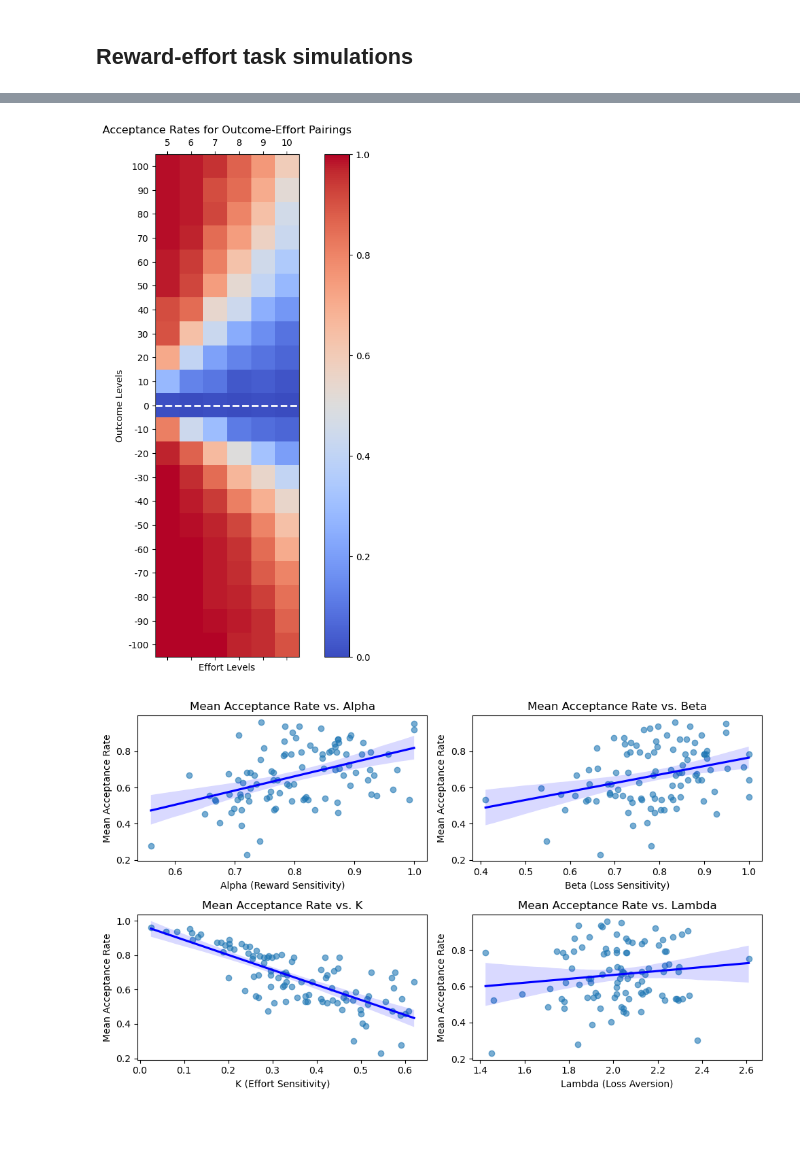
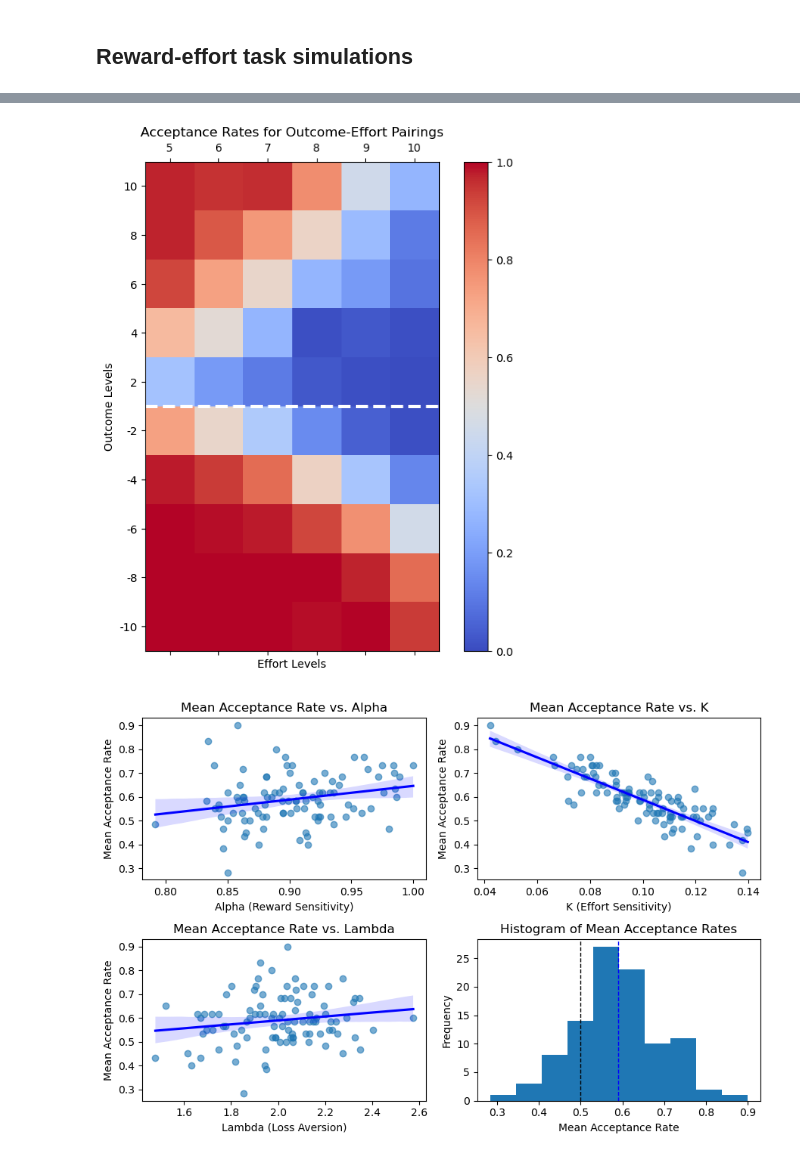
Before and after one commit to MajaFriedemann/reward-effort-task, a Jupyter notebook: simulate-task.ipynb, the cells around one changed output, grey strips where cells are left out. Drawn from its saved outputs; the diff is of its cells as text; code cells hidden in the pictures; blank space fills up the shorter version.

```diff
--- a/simulate-task.ipynb
+++ b/simulate-task.ipynb
@@ -34,3 +7,13 @@ effort_levels = np.linspace(5, 10, 6)      # 6 effort levels from 5 to 10
+# %%
+# Trial numbers (40 mins, 6s per trial, 400 total trials)
+num_trials = 400
+num_blocks = 8 # 2 action type x 2 global effort state x 2 attentional focus
+num_trials_per_block = num_blocks / num_blocks
+
+# Reward and effort levels
+outcome_levels_n = np.linspace(-10, 10, 11)
+outcome_levels = outcome_levels_n[outcome_levels_n != 0] # remove 0
+effort_levels = np.linspace(5, 10, 6)
 # %%
 # Simulate participants with different sensitivities - get realistic values from the literature
 num_participants = 100
@@ -73,0 +89,17 @@ def logistic_choice_prob(net_value, decision_beta):
+# %%
+# Logistic function to get choice probabilities
+decision_beta = 0.9
+def logistic_choice_prob(net_value, decision_beta):
+    return 1 / (1 + np.exp(-decision_beta * net_value))
+
+
+# Plot the Logistic function for different betas
+plot_betas = np.linspace(0.8, 1.2, 5)
+plt.figure(figsize=(6, 4))
+for b in plot_betas:
+    plt.plot(outcome_levels_n, logistic_choice_prob(outcome_levels_n, b), label=f'decision_beta={b:.1f}')
+plt.xlabel('Net_value')
+plt.ylabel('Accept probability')
+plt.legend()
+plt.grid(True)
+plt.show()
@@ -79,8 +113,8 @@ responses = []
 for outcome in outcome_levels:
     for effort in effort_levels:
         # Calculate net values for all participants
-        net_values = np.array([calculate_net_value(outcome, effort, alpha, beta, k, lambda_)
-                               for alpha, beta, k, lambda_ in zip(alpha_values, beta_values, k_values, lambda_values)])
+        net_values = np.array([calculate_net_value(outcome, effort, alpha, k, lambda_)
+                               for alpha, k, lambda_ in zip(alpha_values, k_values, lambda_values)])
 
         # Apply logistic function to calculate acceptance probabilities
         probabilities = logistic_choice_prob(net_values, decision_beta)
@@ -97,65 +131,71 @@ responses = np.array(responses)
 # %%
 # Visualizing the acceptance rates for each reward-effort pairing across all participants
 # Matrix looks asymmetric because of loss aversion
 acceptance_rates = responses.mean(axis=1)
 
 # Reshape acceptance rates for plotting
 # acceptance_rates is a 1D array representing the mean acceptance rates across all participants for each reward-effort pairing
 # reshaped acceptance_matrix is a 2D array where rows represent different outcome levels and columns represent different effort levels
 acceptance_matrix = acceptance_rates.reshape(len(outcome_levels), len(effort_levels))
 
-fig, ax = plt.subplots(figsize=(10, 10))
+fig, ax = plt.subplots(figsize=(8, 8))
 cax = ax.matshow(acceptance_matrix, interpolation='nearest', cmap='coolwarm')
 fig.colorbar(cax)
 
 ax.set_xticks(np.arange(len(effort_levels)))
 ax.set_yticks(np.arange(len(outcome_levels)))
 ax.set_xticklabels(effort_levels.astype(int))
 ax.set_yticklabels(outcome_levels.astype(int))
 ax.invert_yaxis()
 
-# Adding the horizontal line at the index where outcome = 0
-zero_outcome_index = np.where(outcome_levels == 0)[0][0]
-ax.axhline(y=zero_outcome_index, color='white', linestyle='--', linewidth=2)
+# Add dotted horizontal lines at the positions for outcome = 2 and outcome = -2
+lowest_reward_index = np.where(outcome_levels == 2)[0][0]
+ax.axhline(lowest_reward_index - 0.5, color='white', linestyle='--', linewidth=3)
+
 
 plt.xlabel('Effort Levels')
 plt.ylabel('Outcome Levels')
 plt.title('Acceptance Rates for Outcome-Effort Pairings')
 plt.show()
 # %% [output]
-[figure, old version]
+[figure, new version]
 # %%
-# Visualise how acceptance rates depend on participants' parameters
-# Taking mean acceptance rate for each participant
-
+# Calculate mean acceptance rates
 mean_acceptance_rates = responses.mean(axis=0)
 
-fig, axs = plt.subplots(2, 2, figsize=(10, 6))
+# Create subplots
+fig, axs = plt.subplots(2, 2, figsize=(9, 6))
 
+# Plot for Alpha vs. Mean Acceptance Rate
 sns.regplot(x=alpha_values, y=mean_acceptance_rates, ax=axs[0, 0], scatter_kws={'alpha':0.6}, line_kws={'color':'blue'})
 axs[0, 0].set_xlabel('Alpha (Reward Sensitivity)')
 axs[0, 0].set_ylabel('Mean Acceptance Rate')
 axs[0, 0].set_title('Mean Acceptance Rate vs. Alpha')
 
-sns.regplot(x=beta_values, y=mean_acceptance_rates, ax=axs[0, 1], scatter_kws={'alpha':0.6}, line_kws={'color':'blue'})
-axs[0, 1].set_xlabel('Beta (Loss Sensitivity)')
+# Plot for K vs. Mean Acceptance Rate
+sns.regplot(x=k_values, y=mean_acceptance_rates, ax=axs[0, 1], scatter_kws={'alpha':0.6}, line_kws={'color':'blue'})
+axs[0, 1].set_xlabel('K (Effort Sensitivity)')
 axs[0, 1].set_ylabel('Mean Acceptance Rate')
-axs[0, 1].set_title('Mean Acceptance Rate vs. Beta')
+axs[0, 1].set_title('Mean Acceptance Rate vs. K')
 
-sns.regplot(x=k_values, y=mean_acceptance_rates, ax=axs[1, 0], scatter_kws={'alpha':0.6}, line_kws={'color':'blue'})
-axs[1, 0].set_xlabel('K (Effort Sensitivity)')
+# Plot for Lambda vs. Mean Acceptance Rate
+sns.regplot(x=lambda_values, y=mean_acceptance_rates, ax=axs[1, 0], scatter_kws={'alpha':0.6}, line_kws={'color':'blue'})
+axs[1, 0].set_xlabel('Lambda (Loss Aversion)')
 axs[1, 0].set_ylabel('Mean Acceptance Rate')
-axs[1, 0].set_title('Mean Acceptance Rate vs. K')
+axs[1, 0].set_title('Mean Acceptance Rate vs. Lambda')
 
-sns.regplot(x=lambda_values, y=mean_acceptance_rates, ax=axs[1, 1], scatter_kws={'alpha':0.6}, line_kws={'color':'blue'})
-axs[1, 1].set_xlabel('Lambda (Loss Aversion)')
-axs[1, 1].set_ylabel('Mean Acceptance Rate')
-axs[1, 1].set_title('Mean Acceptance Rate vs. Lambda')
+# Plot histogram of mean acceptance rates --> give offers such that mean acceptance rate plot will be around 0.5! currently sampling every stimulus combination once
+axs[1, 1].hist(mean_acceptance_rates)
+axs[1, 1].set_xlabel('Mean Acceptance Rate')
+axs[1, 1].set_ylabel('Frequency')
+axs[1, 1].set_title('Histogram of Mean Acceptance Rates')
+axs[1, 1].axvline(0.5, color='black', lw=1, linestyle='--')
+axs[1, 1].axvline(np.mean(mean_acceptance_rates), color='blue', lw=1, linestyle='--')
 
 plt.tight_layout()
 plt.show()
 # %% [output]
-[figure, old version]
+[figure, new version]
 # %%
 # Visualizing the acceptance rates for each participant separately
 num_cols = 5  # Number of plots per row
```
Also changed, not shown: parts of 7 cells of this notebook.
